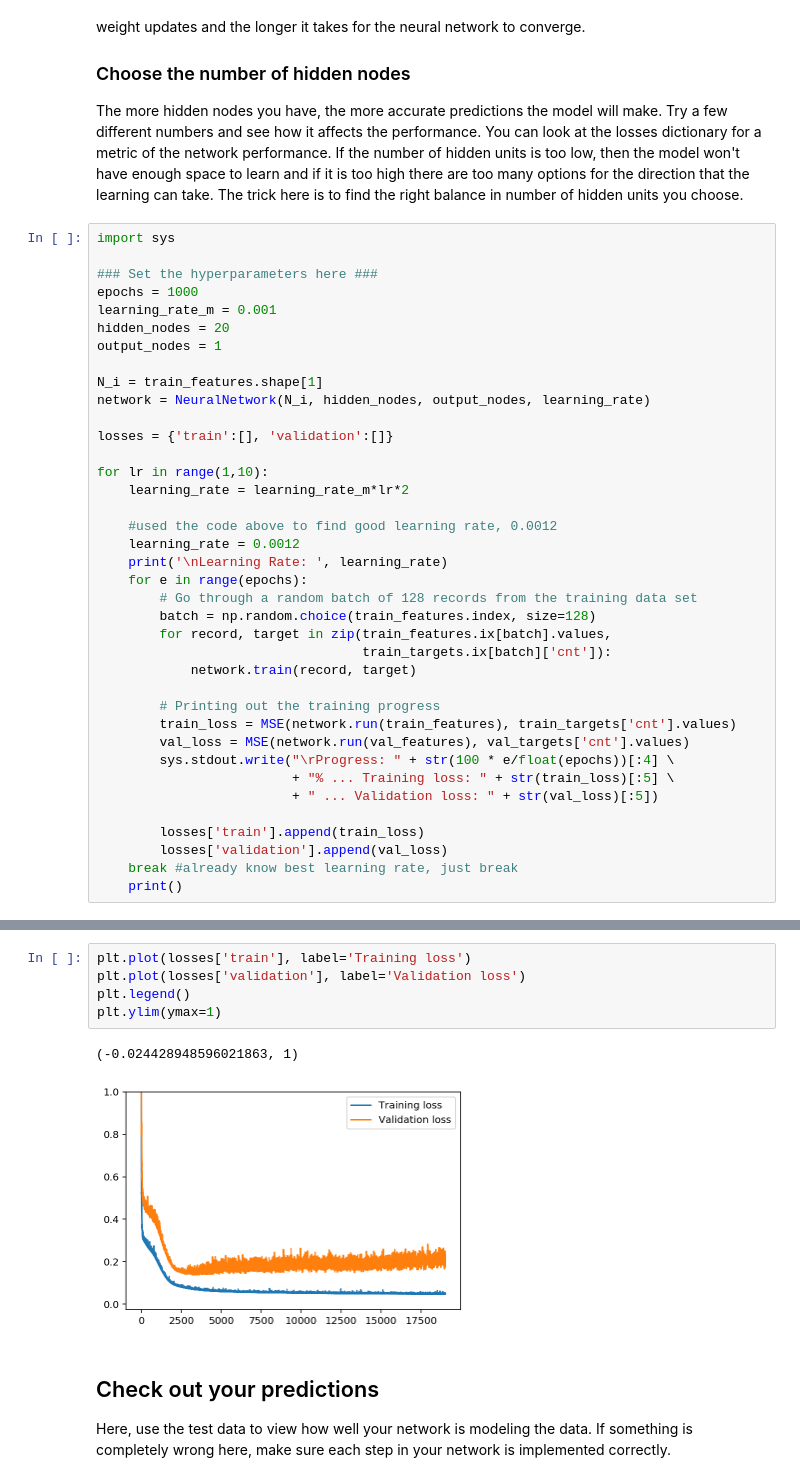
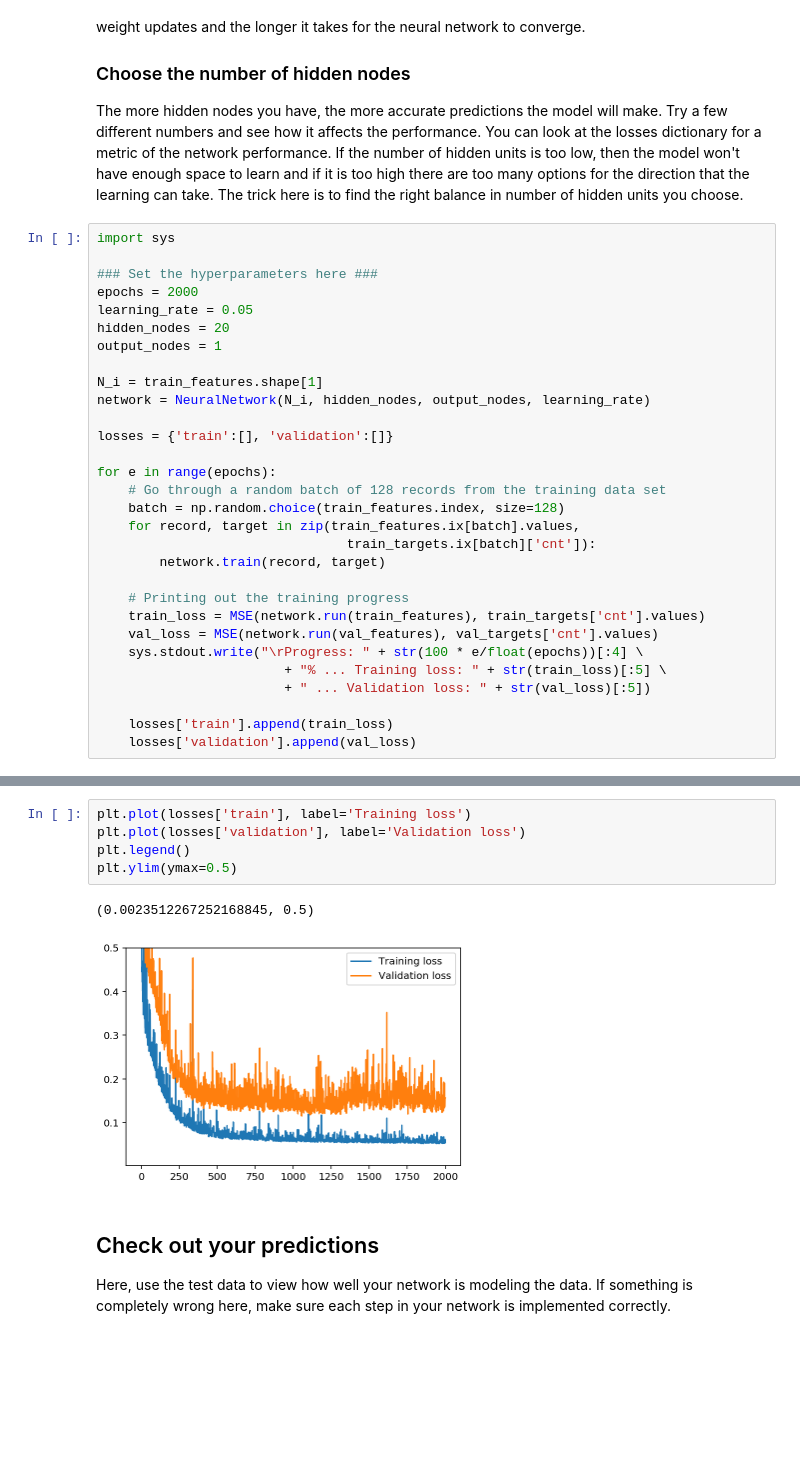
Before and after one commit to ryanzhou7/first_neural_network, a Jupyter notebook: First_NN.ipynb, the cells around one changed output, grey strips where cells are left out. Saved outputs shown, nothing was run; the diff lists cells and outputs as text; blank space fills up the shorter version.

Commit message:
Further tweak hyperparams to stop overfitting as loss increased with epochs

```diff
--- a/First_NN.ipynb
+++ b/First_NN.ipynb
@@ -187,8 +187,8 @@ The more hidden nodes you have, the more accurate predictions the model will mak
 import sys
 
 ### Set the hyperparameters here ###
-epochs = 1000
-learning_rate_m = 0.001
+epochs = 2000
+learning_rate = 0.05
 hidden_nodes = 20
 output_nodes = 1
 
@@ -197,28 +197,20 @@ network = NeuralNetwork(N_i, hidden_nodes, output_nodes, learning_rate)
 
 losses = {'train':[], 'validation':[]}
 
-for lr in range(1,10):
-    learning_rate = learning_rate_m*lr*2
+for e in range(epochs):
+    # Go through a random batch of 128 records from the training data set
+    batch = np.random.choice(train_features.index, size=128)
+    for record, target in zip(train_features.ix[batch].values,
+                                train_targets.ix[batch]['cnt']):
+        network.train(record, target)
 
-    #used the code above to find good learning rate, 0.0012
-    learning_rate = 0.0012
-    print('\nLearning Rate: ', learning_rate)
-    for e in range(epochs):
-        # Go through a random batch of 128 records from the training data set
-        batch = np.random.choice(train_features.index, size=128)
-        for record, target in zip(train_features.ix[batch].values,
-                                  train_targets.ix[batch]['cnt']):
-            network.train(record, target)
+    # Printing out the training progress
+    train_loss = MSE(network.run(train_features), train_targets['cnt'].values)
+    val_loss = MSE(network.run(val_features), val_targets['cnt'].values)
+    sys.stdout.write("\rProgress: " + str(100 * e/float(epochs))[:4] \
+                        + "% ... Training loss: " + str(train_loss)[:5] \
+                        + " ... Validation loss: " + str(val_loss)[:5])
 
-        # Printing out the training progress
-        train_loss = MSE(network.run(train_features), train_targets['cnt'].values)
-        val_loss = MSE(network.run(val_features), val_targets['cnt'].values)
-        sys.stdout.write("\rProgress: " + str(100 * e/float(epochs))[:4] \
-                         + "% ... Training loss: " + str(train_loss)[:5] \
-                         + " ... Validation loss: " + str(val_loss)[:5])
-
-        losses['train'].append(train_loss)
-        losses['validation'].append(val_loss)
-    break #already know best learning rate, just break
-    print()
+    losses['train'].append(train_loss)
+    losses['validation'].append(val_loss)
 # %% [output]
@@ -227,11 +218,11 @@ Progress: 99.9% ... Training loss: 0.073 ... Validation loss: 0.182
 # %%
 plt.plot(losses['train'], label='Training loss')
 plt.plot(losses['validation'], label='Validation loss')
 plt.legend()
-plt.ylim(ymax=1)
+plt.ylim(ymax=0.5)
 # %% [output]
-(-0.024428948596021863, 1)
+(0.0023512267252168845, 0.5)
-[figure, old version]
+[figure, new version]
 # %% [markdown]
 ## Check out your predictions
 
```
Also changed, not shown: parts of 3 cells of this notebook, 1 other file.
